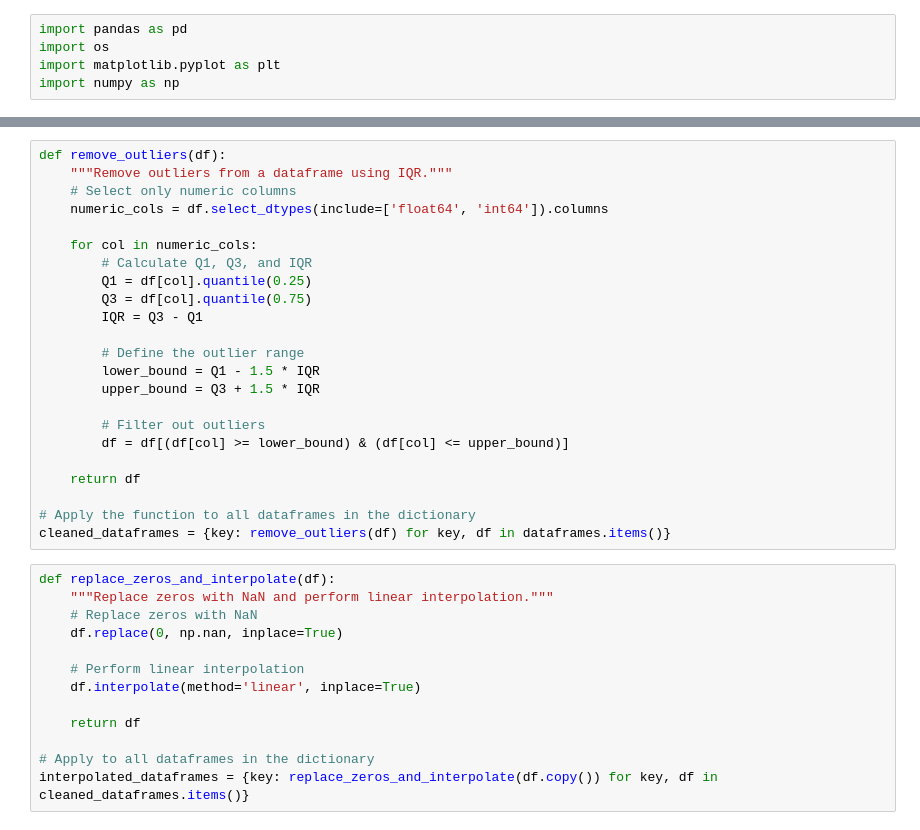
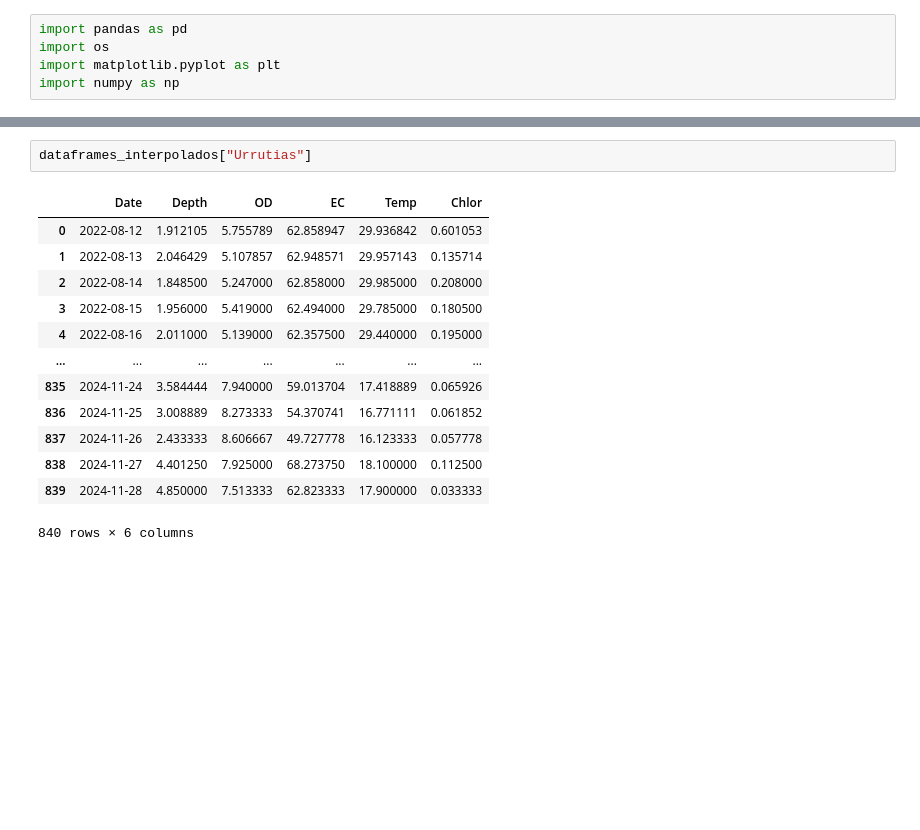
Before and after one commit to Antonio-MI/mar-menor-chl, a Jupyter notebook: DatosBoyasNautilus.ipynb, the cells around one changed output, grey strips where cells are left out. Cells and saved outputs as stored; diff of their text form; blank space fills up the shorter version.

```diff
--- a/DatosBoyasNautilus.ipynb
+++ b/DatosBoyasNautilus.ipynb
@@ -48,37 +75,17 @@ dataframes["Albujon"]
-# %%
-def remove_outliers(df):
-    """Remove outliers from a dataframe using IQR."""
-    # Select only numeric columns
-    numeric_cols = df.select_dtypes(include=['float64', 'int64']).columns
-
-    for col in numeric_cols:
-        # Calculate Q1, Q3, and IQR
-        Q1 = df[col].quantile(0.25)
-        Q3 = df[col].quantile(0.75)
-        IQR = Q3 - Q1
-
-        # Define the outlier range
-        lower_bound = Q1 - 1.5 * IQR
-        upper_bound = Q3 + 1.5 * IQR
-
-        # Filter out outliers
-        df = df[(df[col] >= lower_bound) & (df[col] <= upper_bound)]
-
-    return df
-
-# Apply the function to all dataframes in the dictionary
-cleaned_dataframes = {key: remove_outliers(df) for key, df in dataframes.items()}
-# %%
-def replace_zeros_and_interpolate(df):
-    """Replace zeros with NaN and perform linear interpolation."""
-    # Replace zeros with NaN
-    df.replace(0, np.nan, inplace=True)
-
-    # Perform linear interpolation
-    df.interpolate(method='linear', inplace=True)
-
-    return df
-
-# Apply to all dataframes in the dictionary
-interpolated_dataframes = {key: replace_zeros_and_interpolate(df.copy()) for key, df in cleaned_dataframes.items()}
+# %%
+dataframes_interpolados["Urrutias"]
+# %% [output]
+|  | Date | Depth | OD | EC | Temp | Chlor |
+| 0 | 2022-08-12 | 1.912105 | 5.755789 | 62.858947 | 29.936842 | 0.601053 |
+| 1 | 2022-08-13 | 2.046429 | 5.107857 | 62.948571 | 29.957143 | 0.135714 |
+| 2 | 2022-08-14 | 1.848500 | 5.247000 | 62.858000 | 29.985000 | 0.208000 |
+| 3 | 2022-08-15 | 1.956000 | 5.419000 | 62.494000 | 29.785000 | 0.180500 |
+| 4 | 2022-08-16 | 2.011000 | 5.139000 | 62.357500 | 29.440000 | 0.195000 |
+| ... | ... | ... | ... | ... | ... | ... |
+| 835 | 2024-11-24 | 3.584444 | 7.940000 | 59.013704 | 17.418889 | 0.065926 |
+| 836 | 2024-11-25 | 3.008889 | 8.273333 | 54.370741 | 16.771111 | 0.061852 |
+| 837 | 2024-11-26 | 2.433333 | 8.606667 | 49.727778 | 16.123333 | 0.057778 |
+| 838 | 2024-11-27 | 4.401250 | 7.925000 | 68.273750 | 18.100000 | 0.112500 |
+| 839 | 2024-11-28 | 4.850000 | 7.513333 | 62.823333 | 17.900000 | 0.033333 |
+840 rows × 6 columns
 # %%
```
Also changed, not shown: parts of 14 cells of this notebook, 1 other file.
